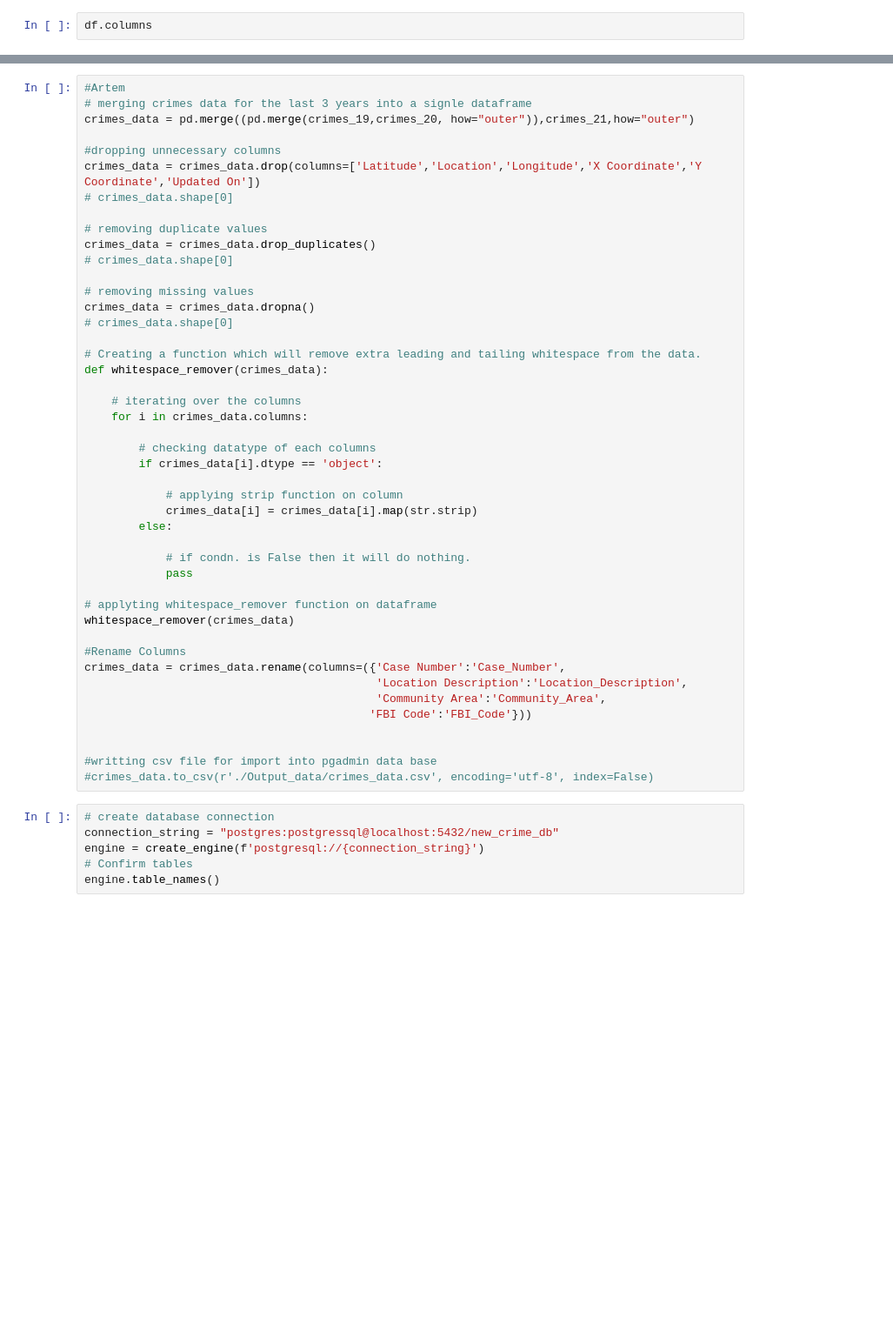
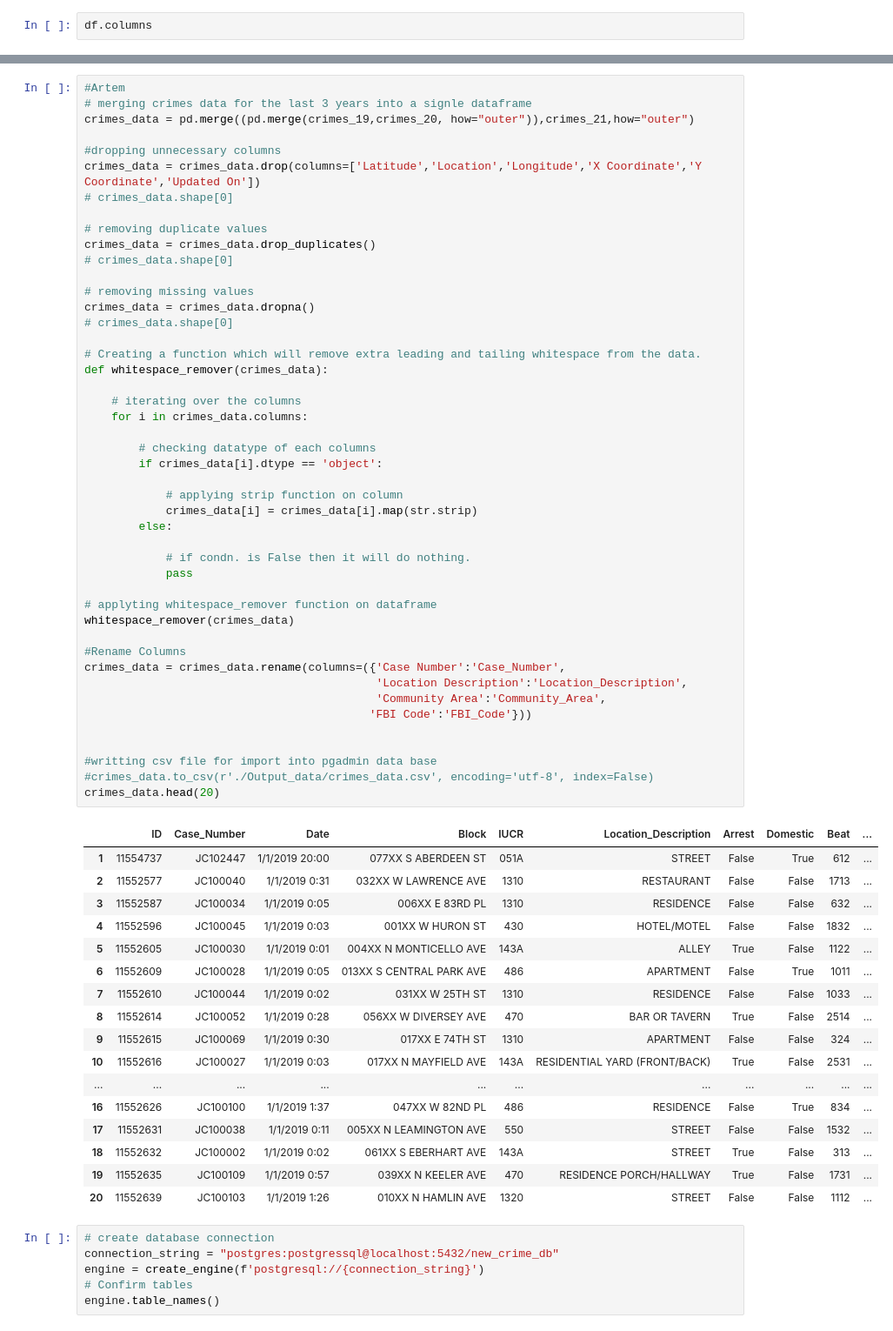
Before and after one commit to bhubh/group5_proj2, a Jupyter notebook: chi_crimes_db.ipynb, the cells around one changed output, grey strips where cells are left out. Shown: that part at 87% size. Saved outputs shown, nothing was run; the diff lists cells and outputs as text; blank space fills up the shorter version.

```diff
--- a/chi_crimes_db.ipynb
+++ b/chi_crimes_db.ipynb
@@ -77,33 +133,52 @@ crimes_data = crimes_data.dropna()
 # crimes_data.shape[0]
 
 # Creating a function which will remove extra leading and tailing whitespace from the data.
 def whitespace_remover(crimes_data):
 
     # iterating over the columns
     for i in crimes_data.columns:
 
         # checking datatype of each columns
         if crimes_data[i].dtype == 'object':
 
             # applying strip function on column
             crimes_data[i] = crimes_data[i].map(str.strip)
         else:
 
             # if condn. is False then it will do nothing.
             pass
 
 # applyting whitespace_remover function on dataframe
 whitespace_remover(crimes_data)
 
 #Rename Columns
 crimes_data = crimes_data.rename(columns=({'Case Number':'Case_Number',
                                            'Location Description':'Location_Description',
                                            'Community Area':'Community_Area',
                                           'FBI Code':'FBI_Code'}))
 
 
 #writting csv file for import into pgadmin data base
 #crimes_data.to_csv(r'./Output_data/crimes_data.csv', encoding='utf-8', index=False)
+crimes_data.head(20)
+# %% [output]
+|  | ID | Case_Number | Date | Block | IUCR | Location_Description | Arrest | Domestic | Beat | ... |
+| 1 | 11554737 | JC102447 | 1/1/2019 20:00 | 077XX S ABERDEEN ST | 051A | STREET | False | True | 612 | ... |
+| 2 | 11552577 | JC100040 | 1/1/2019 0:31 | 032XX W LAWRENCE AVE | 1310 | RESTAURANT | False | False | 1713 | ... |
+| 3 | 11552587 | JC100034 | 1/1/2019 0:05 | 006XX E 83RD PL | 1310 | RESIDENCE | False | False | 632 | ... |
+| 4 | 11552596 | JC100045 | 1/1/2019 0:03 | 001XX W HURON ST | 430 | HOTEL/MOTEL | False | False | 1832 | ... |
+| 5 | 11552605 | JC100030 | 1/1/2019 0:01 | 004XX N MONTICELLO AVE | 143A | ALLEY | True | False | 1122 | ... |
+| 6 | 11552609 | JC100028 | 1/1/2019 0:05 | 013XX S CENTRAL PARK AVE | 486 | APARTMENT | False | True | 1011 | ... |
+| 7 | 11552610 | JC100044 | 1/1/2019 0:02 | 031XX W 25TH ST | 1310 | RESIDENCE | False | False | 1033 | ... |
+| 8 | 11552614 | JC100052 | 1/1/2019 0:28 | 056XX W DIVERSEY AVE | 470 | BAR OR TAVERN | True | False | 2514 | ... |
+| 9 | 11552615 | JC100069 | 1/1/2019 0:30 | 017XX E 74TH ST | 1310 | APARTMENT | False | False | 324 | ... |
+| 10 | 11552616 | JC100027 | 1/1/2019 0:03 | 017XX N MAYFIELD AVE | 143A | RESIDENTIAL YARD (FRONT/BACK) | True | False | 2531 | ... |
+| ... | ... | ... | ... | ... | ... | ... | ... | ... | ... | ... |
+| 16 | 11552626 | JC100100 | 1/1/2019 1:37 | 047XX W 82ND PL | 486 | RESIDENCE | False | True | 834 | ... |
+| 17 | 11552631 | JC100038 | 1/1/2019 0:11 | 005XX N LEAMINGTON AVE | 550 | STREET | False | False | 1532 | ... |
+| 18 | 11552632 | JC100002 | 1/1/2019 0:02 | 061XX S EBERHART AVE | 143A | STREET | True | False | 313 | ... |
+| 19 | 11552635 | JC100109 | 1/1/2019 0:57 | 039XX N KEELER AVE | 470 | RESIDENCE PORCH/HALLWAY | True | False | 1731 | ... |
+| 20 | 11552639 | JC100103 | 1/1/2019 1:26 | 010XX N HAMLIN AVE | 1320 | STREET | False | False | 1112 | ... |
 # %%
 # create database connection
 connection_string = "postgres:postgressql@localhost:5432/new_crime_db"
```
Also changed, not shown: parts of 8 cells of this notebook, 3 other files.
